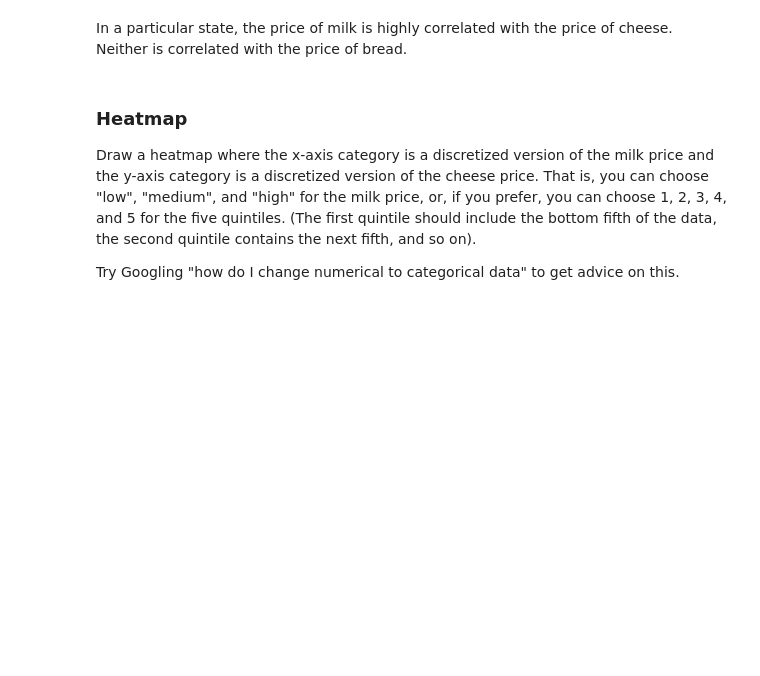
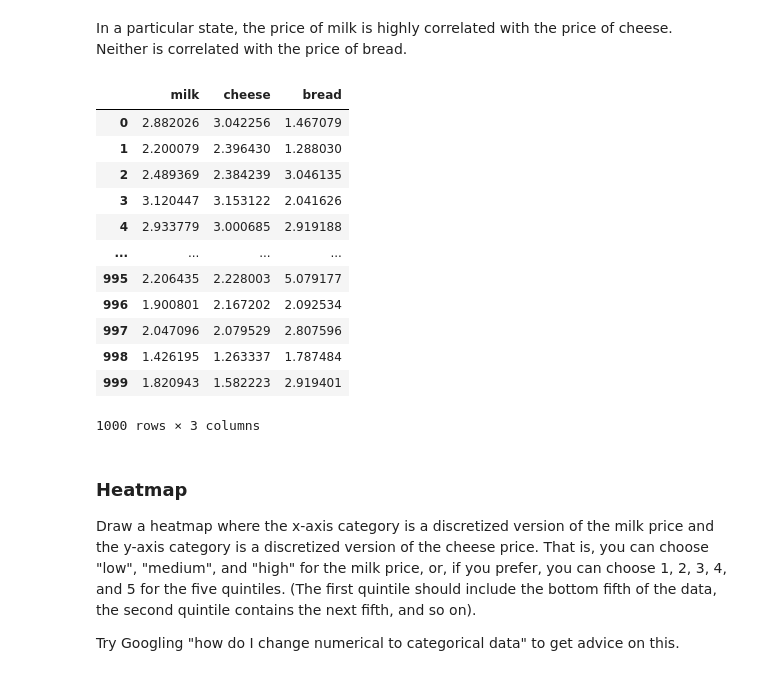
Before and after one commit to Jbaner/Module-B-semester-2, a Jupyter notebook: Week8.ipynb, the cells around one changed output. Drawn from its saved outputs; the diff is of its cells as text; code cells hidden in the pictures; blank space fills up the shorter version.

```diff
--- a/Week8.ipynb
+++ b/Week8.ipynb
@@ -242,10 +242,25 @@ In a particular state, the price of milk is highly correlated with the price of
 # %%
 num_points = 1000
 np.random.seed(0)
 milk_series = np.maximum(np.random.normal(scale = 0.5, loc = 2.00, size = num_points), 1)
 cheese_series = milk_series * np.maximum(np.random.normal(scale = 0.1, loc = 1.00, size = num_points), 0.5)
 bread_series = np.maximum(np.random.normal(scale = 1.0, loc = 3.00, size = num_points), 1)
 df3 = pd.DataFrame({"milk": milk_series, "cheese": cheese_series, "bread": bread_series})
+df3
+# %% [output]
+|  | milk | cheese | bread |
+| 0 | 2.882026 | 3.042256 | 1.467079 |
+| 1 | 2.200079 | 2.396430 | 1.288030 |
+| 2 | 2.489369 | 2.384239 | 3.046135 |
+| 3 | 3.120447 | 3.153122 | 2.041626 |
+| 4 | 2.933779 | 3.000685 | 2.919188 |
+| ... | ... | ... | ... |
+| 995 | 2.206435 | 2.228003 | 5.079177 |
+| 996 | 1.900801 | 2.167202 | 2.092534 |
+| 997 | 2.047096 | 2.079529 | 2.807596 |
+| 998 | 1.426195 | 1.263337 | 1.787484 |
+| 999 | 1.820943 | 1.582223 | 2.919401 |
+1000 rows × 3 columns
 # %% [markdown]
 ### Heatmap
 
```
Also changed, not shown: parts of 4 cells of this notebook.
